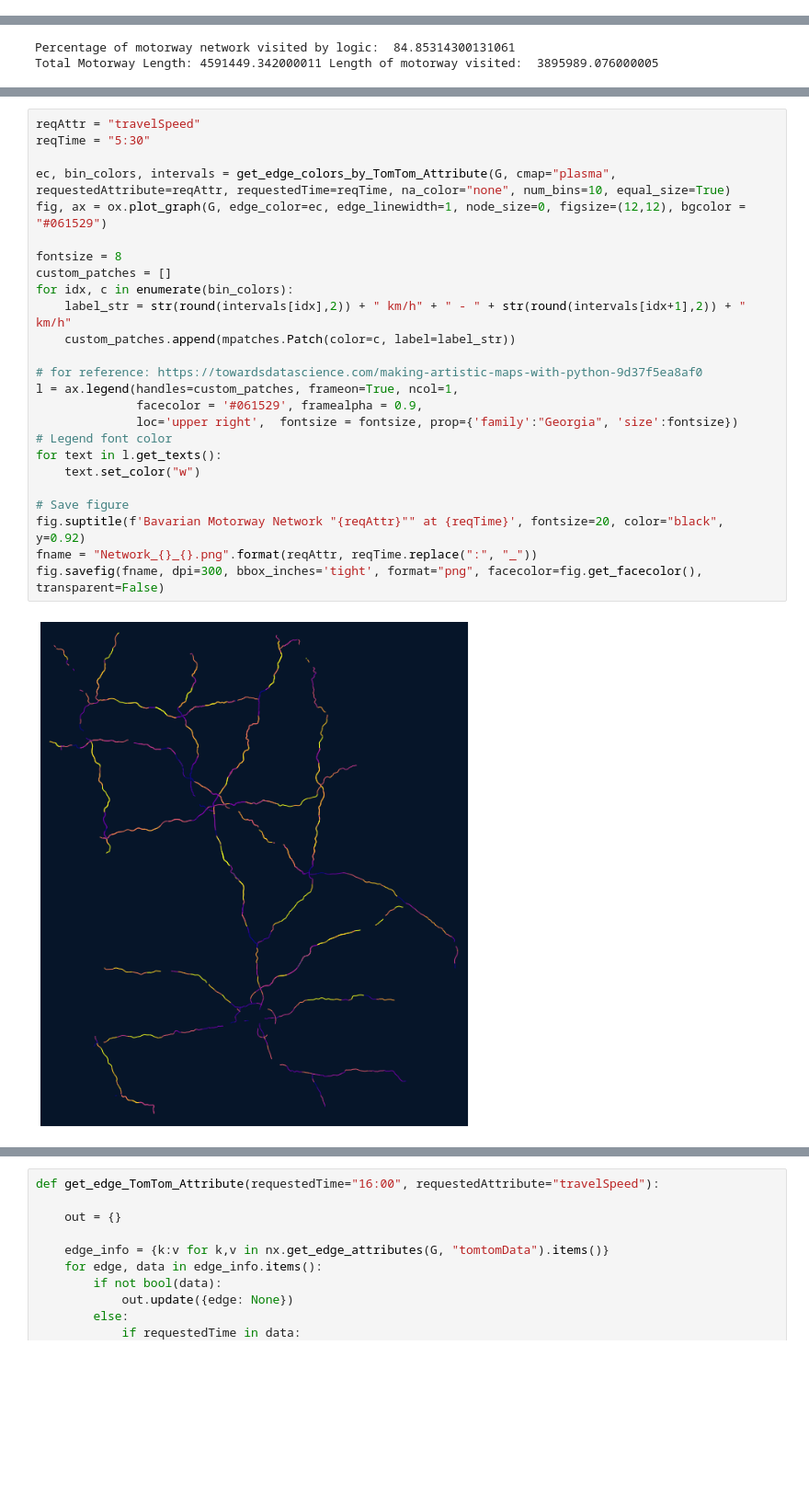
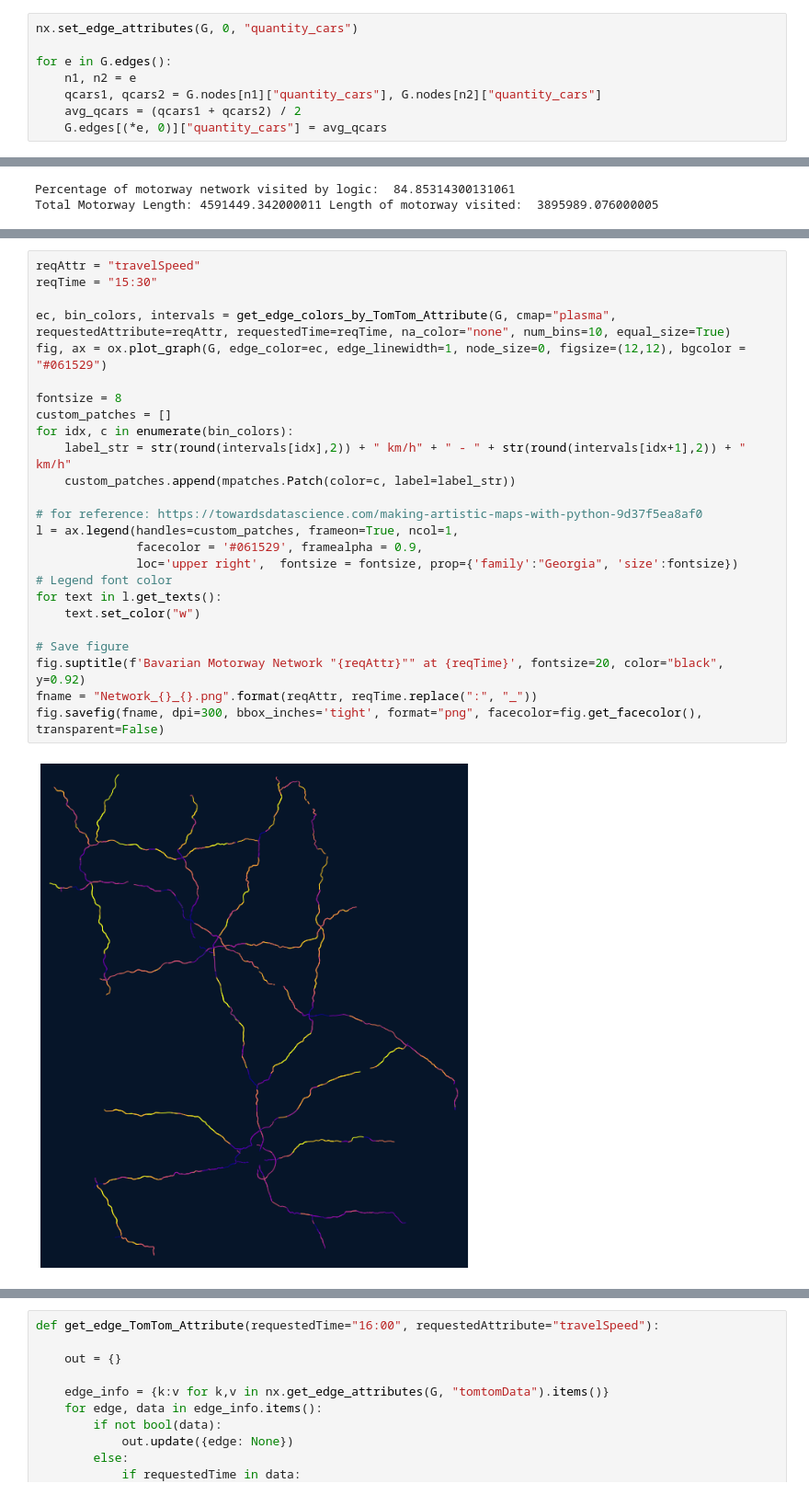
Before and after one commit to jpkunkler/motorway-speedlimit-research, a Jupyter notebook: Untitled.ipynb, the cells around one changed output, grey strips where cells are left out. Shown at 92% size. Cells and saved outputs as stored; diff of their text form; blank space fills up the shorter version.

```diff
--- a/Untitled.ipynb
+++ b/Untitled.ipynb
@@ -203 +255,9 @@ fig, ax = ox.plot_graph(G, node_color=nc, edge_linewidth=0.3, figsize=(12,12))
+# %%
+nx.set_edge_attributes(G, 0, "quantity_cars")
+
+for e in G.edges():
+    n1, n2 = e
+    qcars1, qcars2 = G.nodes[n1]["quantity_cars"], G.nodes[n2]["quantity_cars"]
+    avg_qcars = (qcars1 + qcars2) / 2
+    G.edges[(*e, 0)]["quantity_cars"] = avg_qcars
 # %%
@@ -1036,27 +784,27 @@ def get_edge_colors_by_TomTom_Attribute(G, requestedTime="16:00", requestedAttri
 # %%
 reqAttr = "travelSpeed"
-reqTime = "5:30"
+reqTime = "15:30"
 
 ec, bin_colors, intervals = get_edge_colors_by_TomTom_Attribute(G, cmap="plasma", requestedAttribute=reqAttr, requestedTime=reqTime, na_color="none", num_bins=10, equal_size=True)
 fig, ax = ox.plot_graph(G, edge_color=ec, edge_linewidth=1, node_size=0, figsize=(12,12), bgcolor = "#061529")
 
 fontsize = 8
 custom_patches = []
 for idx, c in enumerate(bin_colors):
     label_str = str(round(intervals[idx],2)) + " km/h" + " - " + str(round(intervals[idx+1],2)) + " km/h"
     custom_patches.append(mpatches.Patch(color=c, label=label_str))
 
 # for reference: https://towardsdatascience.com/making-artistic-maps-with-python-9d37f5ea8af0
 l = ax.legend(handles=custom_patches, frameon=True, ncol=1,
               facecolor = '#061529', framealpha = 0.9,
               loc='upper right',  fontsize = fontsize, prop={'family':"Georgia", 'size':fontsize})
 # Legend font color
 for text in l.get_texts():
     text.set_color("w")
 
 # Save figure
 fig.suptitle(f'Bavarian Motorway Network "{reqAttr}"" at {reqTime}', fontsize=20, color="black", y=0.92)
 fname = "Network_{}_{}.png".format(reqAttr, reqTime.replace(":", "_"))
 fig.savefig(fname, dpi=300, bbox_inches='tight', format="png", facecolor=fig.get_facecolor(), transparent=False)
 # %% [output]
-[figure, old version]
+[figure, new version]
```
Also changed, not shown: parts of 129 cells of this notebook, 3 other files.
